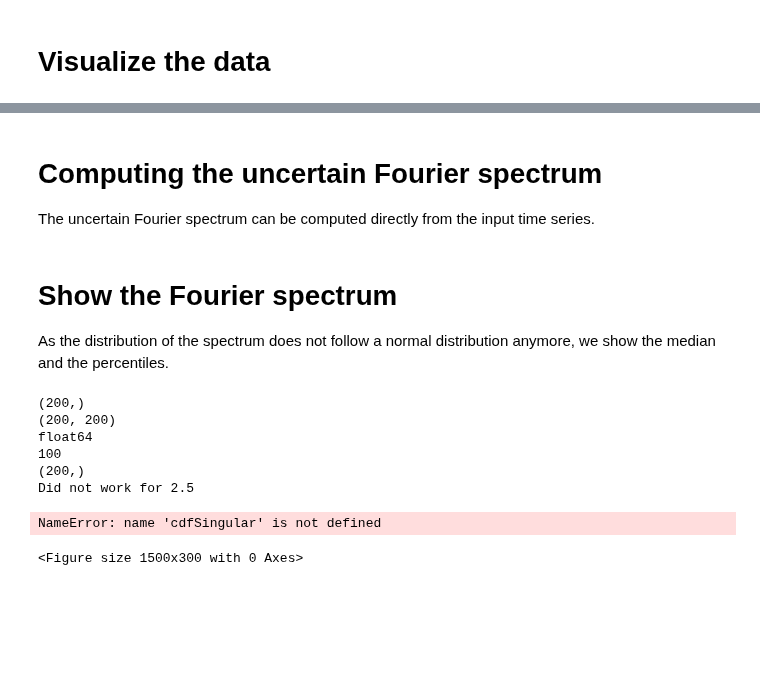
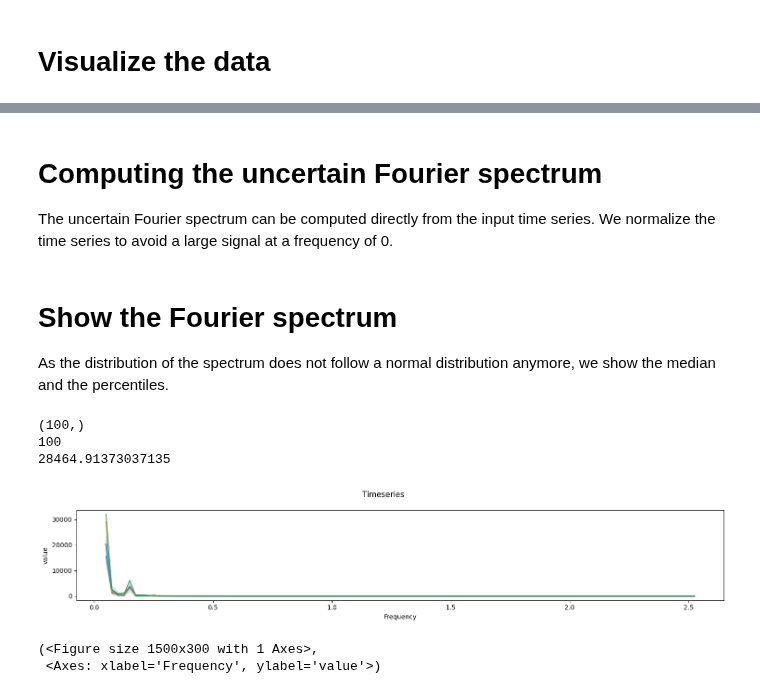
Before and after one commit to UniStuttgart-VISUS/uadapy, a Jupyter notebook: examples/uafourier.ipynb, the cells around one changed output, grey strips where cells are left out. Cells and saved outputs as stored; diff of their text form; code cells hidden in the pictures; blank space fills up the shorter version.

```diff
--- a/examples/uafourier.ipynb
+++ b/examples/uafourier.ipynb
@@ -28,19 +23,18 @@ fig, axs = plot_timeseries(timeseries, n_samples=3, seed=55, show_plot=True)
 # %% [markdown]
 # Computing the uncertain Fourier spectrum
-The uncertain Fourier spectrum can be computed directly from the input time series.
+The uncertain Fourier spectrum can be computed directly from the input time series. We normalize the time series to avoid a large signal at a frequency of 0.
 # %%
-ua_spectrum = spectralAnalysis.ua_fourier_spectrum(timeseries)
+ua_spectrum = spectralAnalysis.ua_fourier_spectrum(timeseries, normalized=False)
 # %% [markdown]
 # Show the Fourier spectrum
 As the distribution of the spectrum does not follow a normal distribution anymore, we show the median and the percentiles.
 # %%
-# plot_timeseries(ua_spectrum, n_samples=3, seed=55, percentiles=True, show_plot=True)
+print(ua_spectrum.timesteps.shape)
+plot_timeseries(ua_spectrum, n_samples=3, seed=55, percentiles=True, show_plot=True, x_label='Frequency')
 # %% [output]
-(200,)
-(200, 200)
-float64
+(100,)
 100
-(200,)
-Did not work for 2.5
+28464.91373037135
+[figure, added]
-NameError: name 'cdfSingular' is not defined
+(<Figure size 1500x300 with 1 Axes>,
+ <Axes: xlabel='Frequency', ylabel='value'>)
-<Figure size 1500x300 with 0 Axes>
```
Also changed, not shown: parts of 2 cells of this notebook, 3 other files.
